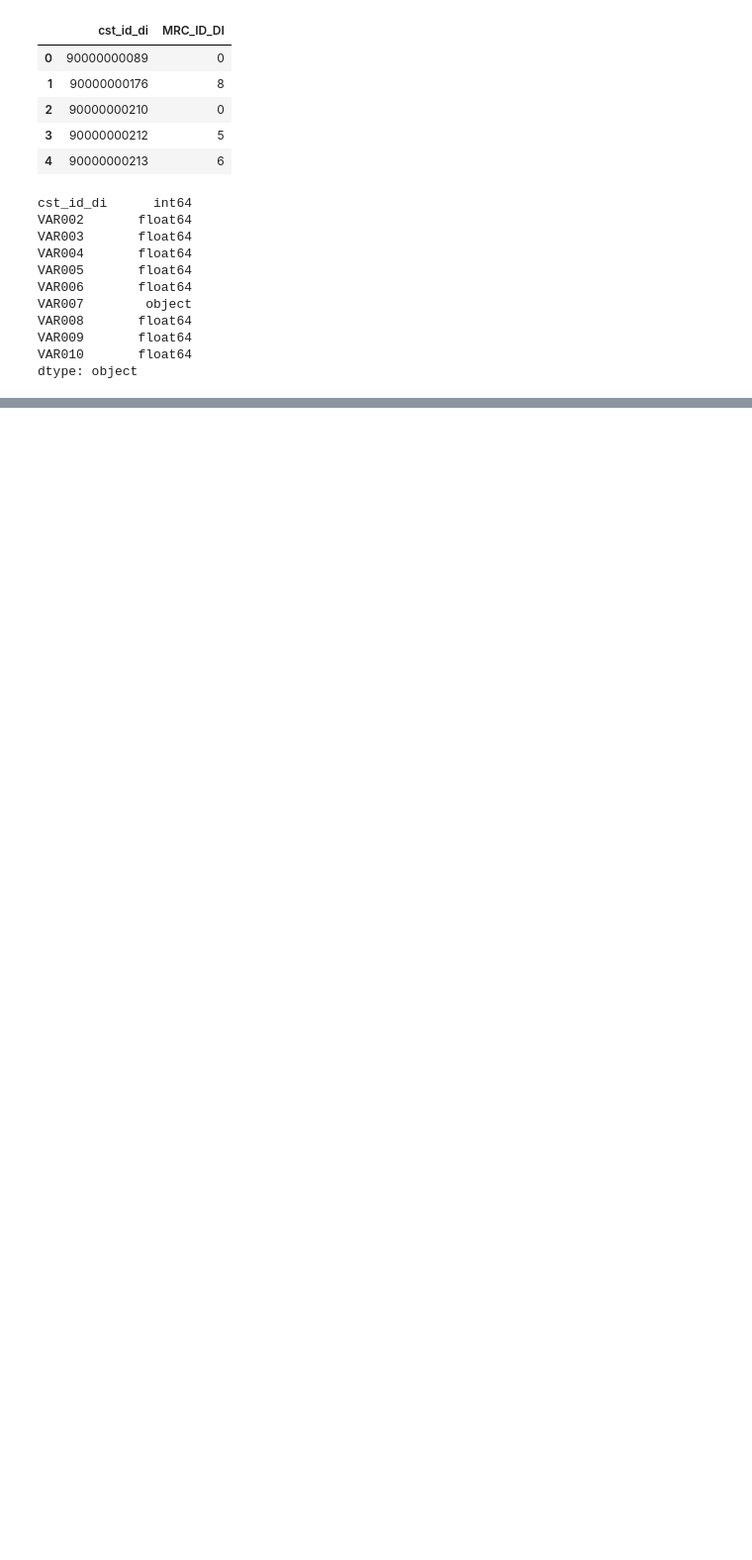
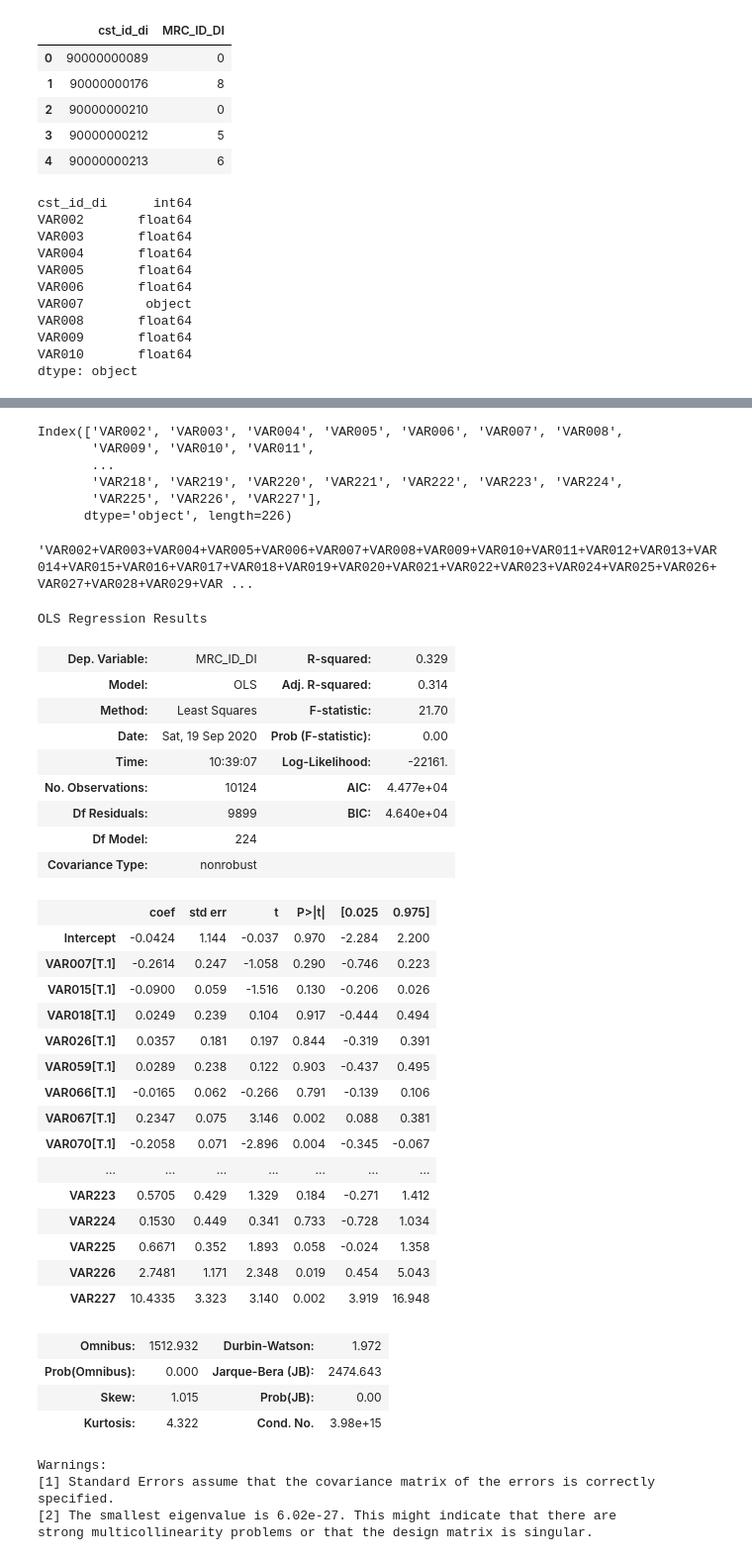
Before and after one commit to sue-bin/SCDC2020, a Jupyter notebook: eda.ipynb, the cells around one changed output, grey strips where cells are left out. Shown at 99% size. Drawn from its saved outputs; the diff is of its cells as text; code cells hidden in the pictures; blank space fills up the shorter version.

```diff
--- a/eda.ipynb
+++ b/eda.ipynb
@@ -86,0 +196,9 @@ dtype: object
+# %%
+var_list
+# %% [output]
+Index(['VAR002', 'VAR003', 'VAR004', 'VAR005', 'VAR006', 'VAR007', 'VAR008',
+       'VAR009', 'VAR010', 'VAR011',
+       ...
+       'VAR218', 'VAR219', 'VAR220', 'VAR221', 'VAR222', 'VAR223', 'VAR224',
+       'VAR225', 'VAR226', 'VAR227'],
+      dtype='object', length=226)
@@ -86,0 +207,4 @@ dtype: object
+# %%
+var_str
+# %% [output]
+'VAR002+VAR003+VAR004+VAR005+VAR006+VAR007+VAR008+VAR009+VAR010+VAR011+VAR012+VAR013+VAR014+VAR015+VAR016+VAR017+VAR018+VAR019+VAR020+VAR021+VAR022+VAR023+VAR024+VAR025+VAR026+VAR027+VAR028+VAR029+VAR ...
@@ -86,0 +213,39 @@ dtype: object
+# %%
+res = model.fit()
+# %%
+res.summary()
+# %% [output]
+OLS Regression Results
+| Dep. Variable: | MRC_ID_DI | R-squared: | 0.329 |
+| Model: | OLS | Adj. R-squared: | 0.314 |
+| Method: | Least Squares | F-statistic: | 21.70 |
+| Date: | Sat, 19 Sep 2020 | Prob (F-statistic): | 0.00 |
+| Time: | 10:39:07 | Log-Likelihood: | -22161. |
+| No. Observations: | 10124 | AIC: | 4.477e+04 |
+| Df Residuals: | 9899 | BIC: | 4.640e+04 |
+| Df Model: | 224 |  |  |
+| Covariance Type: | nonrobust |  |  |
+|  | coef | std err | t | P>|t| | [0.025 | 0.975] |
+| Intercept | -0.0424 | 1.144 | -0.037 | 0.970 | -2.284 | 2.200 |
+| VAR007[T.1] | -0.2614 | 0.247 | -1.058 | 0.290 | -0.746 | 0.223 |
+| VAR015[T.1] | -0.0900 | 0.059 | -1.516 | 0.130 | -0.206 | 0.026 |
+| VAR018[T.1] | 0.0249 | 0.239 | 0.104 | 0.917 | -0.444 | 0.494 |
+| VAR026[T.1] | 0.0357 | 0.181 | 0.197 | 0.844 | -0.319 | 0.391 |
+| VAR059[T.1] | 0.0289 | 0.238 | 0.122 | 0.903 | -0.437 | 0.495 |
+| VAR066[T.1] | -0.0165 | 0.062 | -0.266 | 0.791 | -0.139 | 0.106 |
+| VAR067[T.1] | 0.2347 | 0.075 | 3.146 | 0.002 | 0.088 | 0.381 |
+| VAR070[T.1] | -0.2058 | 0.071 | -2.896 | 0.004 | -0.345 | -0.067 |
+| ... | ... | ... | ... | ... | ... | ... |
+| VAR223 | 0.5705 | 0.429 | 1.329 | 0.184 | -0.271 | 1.412 |
+| VAR224 | 0.1530 | 0.449 | 0.341 | 0.733 | -0.728 | 1.034 |
+| VAR225 | 0.6671 | 0.352 | 1.893 | 0.058 | -0.024 | 1.358 |
+| VAR226 | 2.7481 | 1.171 | 2.348 | 0.019 | 0.454 | 5.043 |
+| VAR227 | 10.4335 | 3.323 | 3.140 | 0.002 | 3.919 | 16.948 |
+| Omnibus: | 1512.932 | Durbin-Watson: | 1.972 |
+| Prob(Omnibus): | 0.000 | Jarque-Bera (JB): | 2474.643 |
+| Skew: | 1.015 | Prob(JB): | 0.00 |
+| Kurtosis: | 4.322 | Cond. No. | 3.98e+15 |
+Warnings:
+[1] Standard Errors assume that the covariance matrix of the errors is correctly specified.
+[2] The smallest eigenvalue is 6.02e-27. This might indicate that there are
+strong multicollinearity problems or that the design matrix is singular.
```
Also changed, not shown: parts of 22 cells of this notebook.
